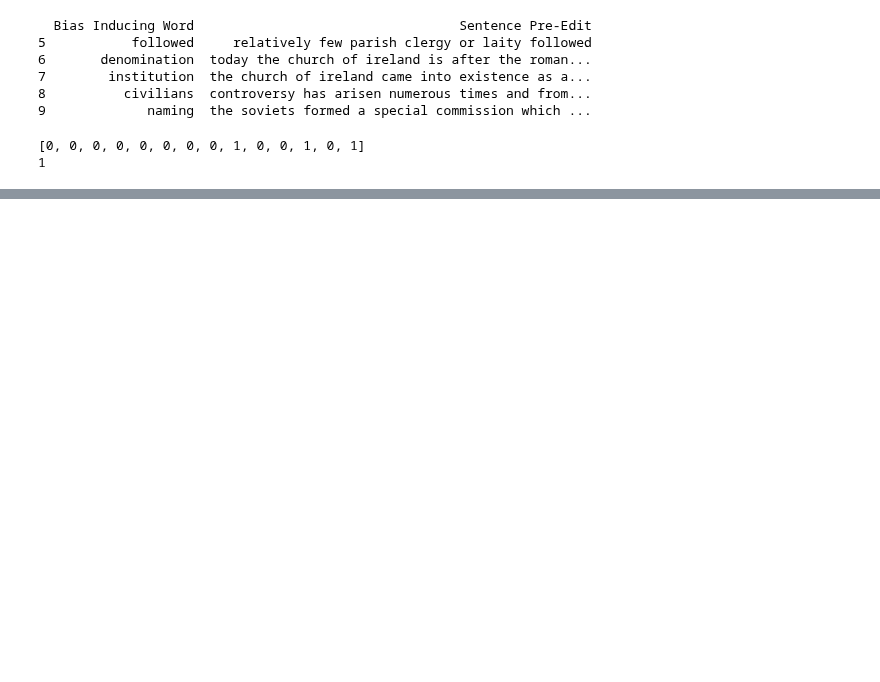
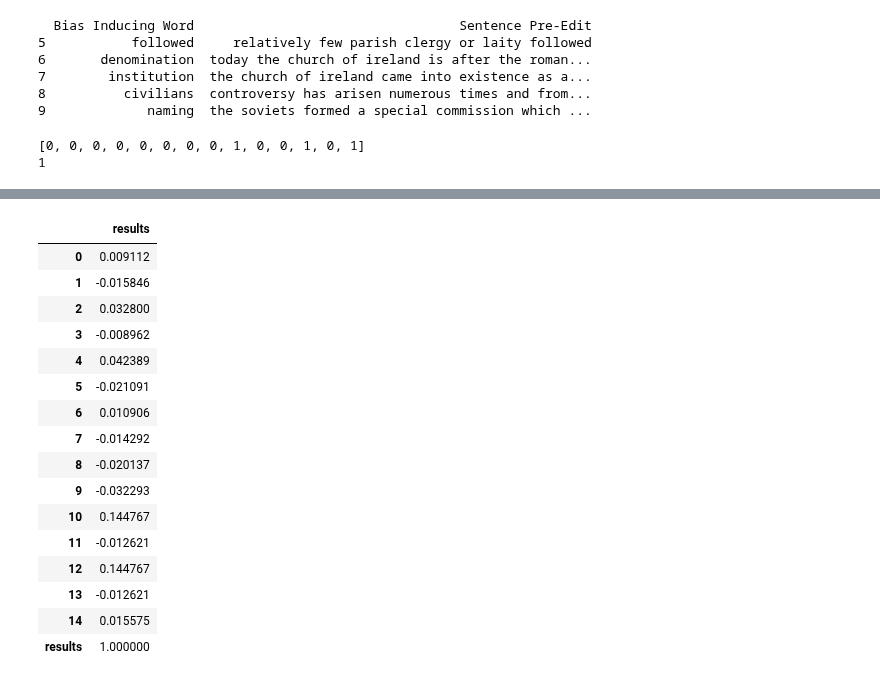
Before and after one commit to cdwyer1bod/LinguisticModels_bias_detection, a Jupyter notebook: Logistic_Model.ipynb, the cells around one changed output, grey strips where cells are left out. Saved outputs shown, nothing was run; the diff lists cells and outputs as text; code cells hidden in the pictures; blank space fills up the shorter version.

```diff
--- a/Logistic_Model.ipynb
+++ b/Logistic_Model.ipynb
@@ -229,0 +285,20 @@ b
+# %%
+df.corr()['results'].to_frame()
+# %% [output]
+|  | results |
+| 0 | 0.009112 |
+| 1 | -0.015846 |
+| 2 | 0.032800 |
+| 3 | -0.008962 |
+| 4 | 0.042389 |
+| 5 | -0.021091 |
+| 6 | 0.010906 |
+| 7 | -0.014292 |
+| 8 | -0.020137 |
+| 9 | -0.032293 |
+| 10 | 0.144767 |
+| 11 | -0.012621 |
+| 12 | 0.144767 |
+| 13 | -0.012621 |
+| 14 | 0.015575 |
+| results | 1.000000 |
```
Also changed, not shown: parts of 19 cells of this notebook, 1 other file.
